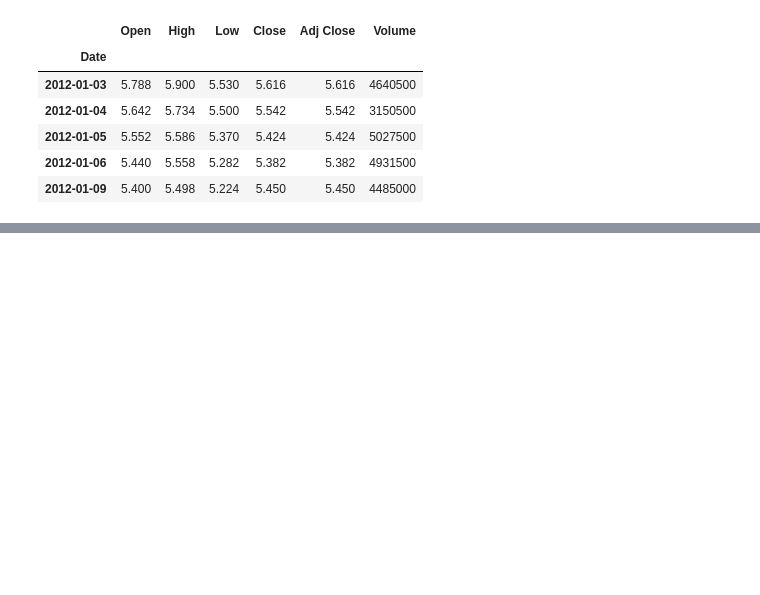
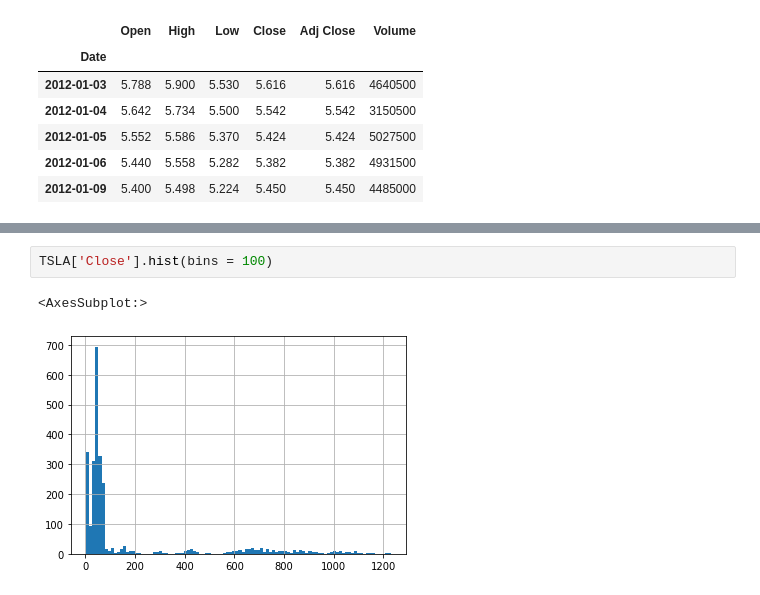
Before and after one commit to shifeng1106/Exploratary-Data-Analysis, a Jupyter notebook: yahoo-finance-stock-data-extraction.ipynb, the cells around one changed output, grey strips where cells are left out. Cells and saved outputs as stored; diff of their text form; blank space fills up the shorter version.

```diff
--- a/yahoo-finance-stock-data-extraction.ipynb
+++ b/yahoo-finance-stock-data-extraction.ipynb
@@ -36,0 +80,5 @@ TSLA.head()
+# %%
+TSLA['Close'].hist(bins = 100)
+# %% [output]
+<AxesSubplot:>
+[figure, added]
```
Also changed, not shown: parts of 15 cells of this notebook.
